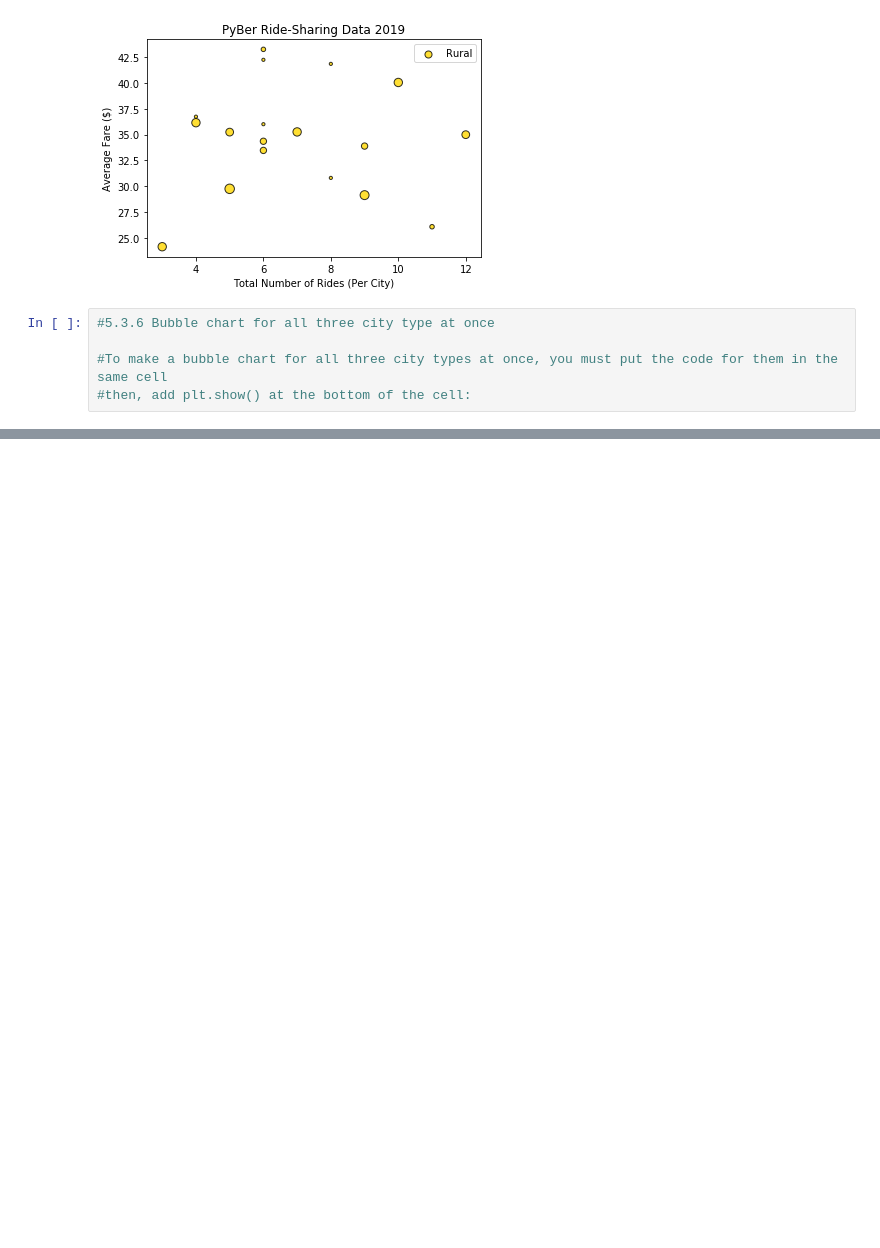
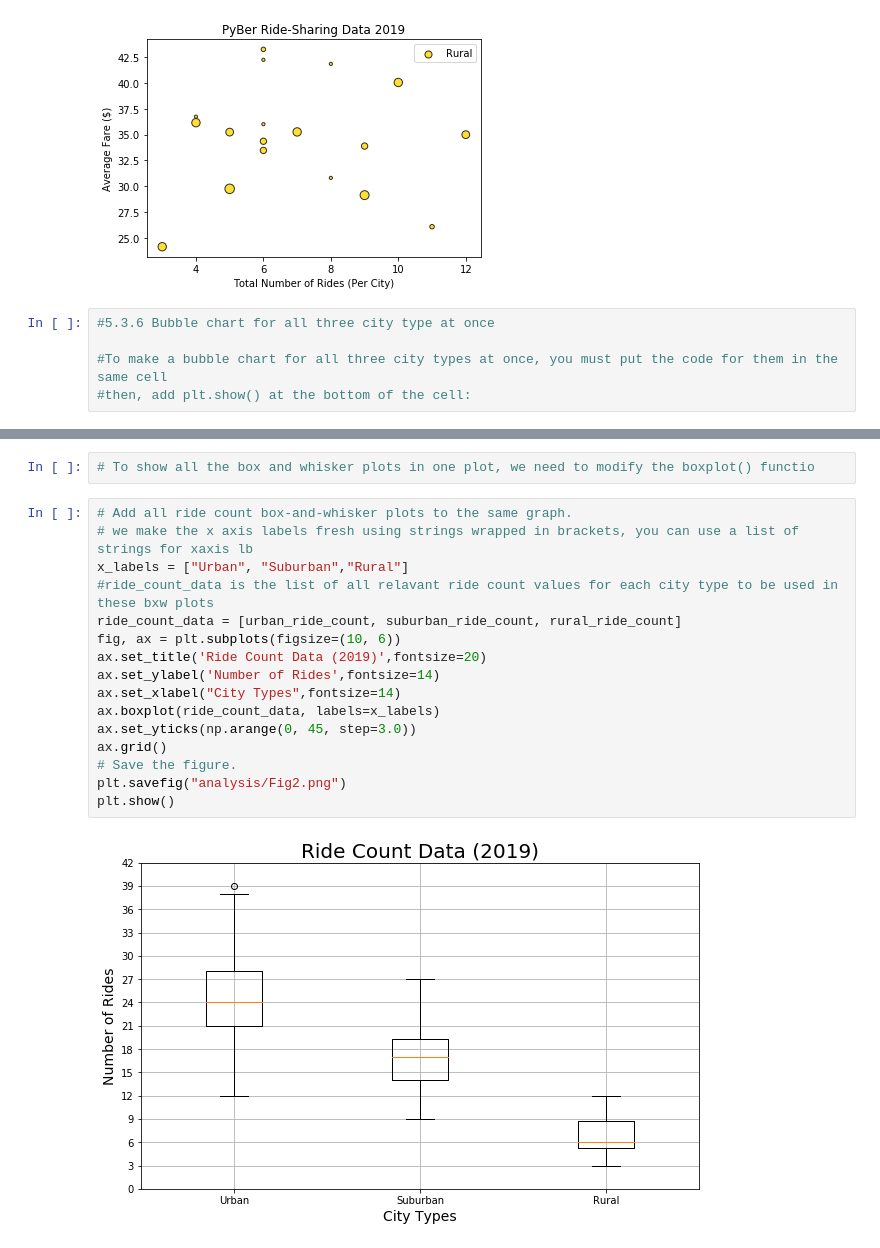
Before and after one commit to willmino/Pyber_Analysis, a Jupyter notebook: Pyber.ipynb, the cells around one changed output, grey strips where cells are left out. Cells and saved outputs as stored; diff of their text form; blank space fills up the shorter version.

```diff
--- a/Pyber.ipynb
+++ b/Pyber.ipynb
@@ -496,0 +758,20 @@ plt.show
+# %%
+# To show all the box and whisker plots in one plot, we need to modify the boxplot() functio
+# %%
+# Add all ride count box-and-whisker plots to the same graph.
+# we make the x axis labels fresh using strings wrapped in brackets, you can use a list of strings for xaxis lb
+x_labels = ["Urban", "Suburban","Rural"]
+#ride_count_data is the list of all relavant ride count values for each city type to be used in these bxw plots
+ride_count_data = [urban_ride_count, suburban_ride_count, rural_ride_count]
+fig, ax = plt.subplots(figsize=(10, 6))
+ax.set_title('Ride Count Data (2019)',fontsize=20)
+ax.set_ylabel('Number of Rides',fontsize=14)
+ax.set_xlabel("City Types",fontsize=14)
+ax.boxplot(ride_count_data, labels=x_labels)
+ax.set_yticks(np.arange(0, 45, step=3.0))
+ax.grid()
+# Save the figure.
+plt.savefig("analysis/Fig2.png")
+plt.show()
+# %% [output]
+[figure, added]
```
Also changed, not shown: parts of 51 cells of this notebook, 3 other files.
